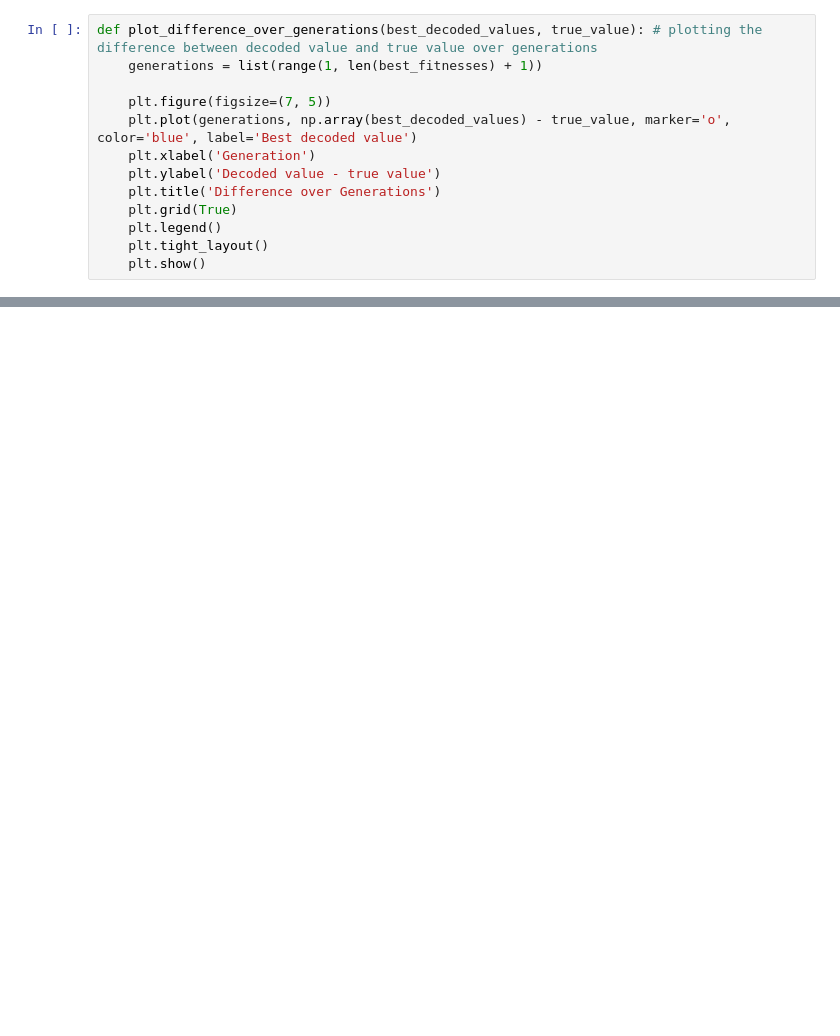
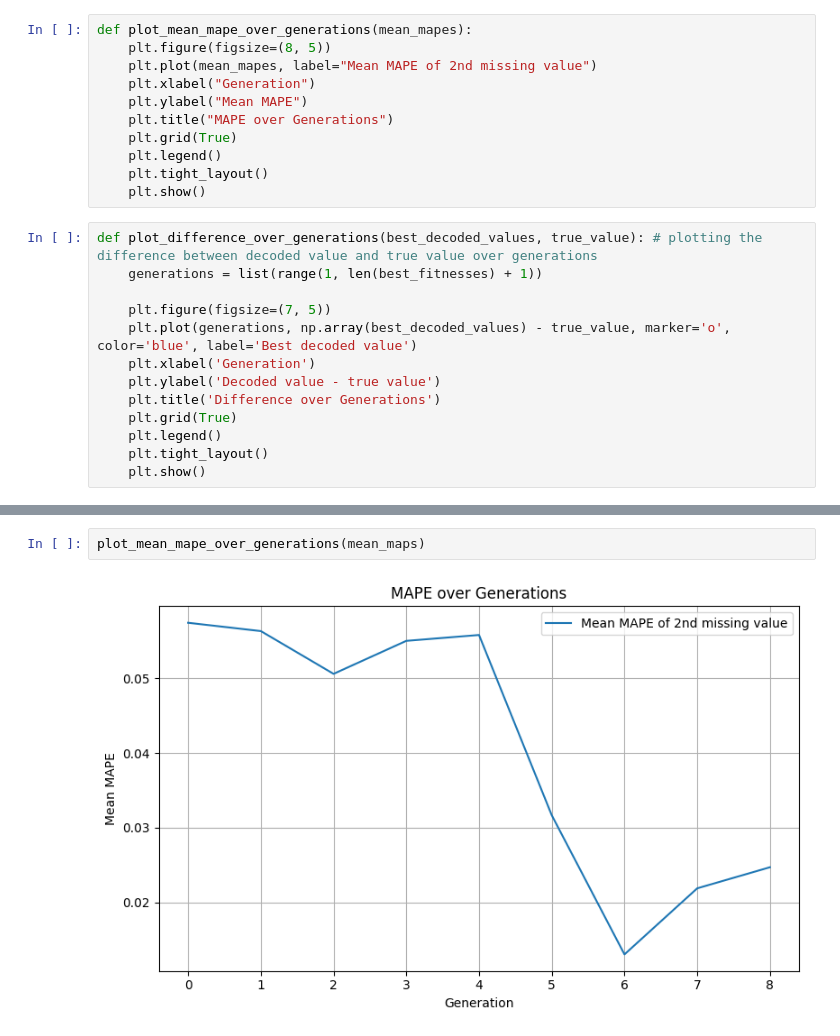
Before and after one commit to djurdjam02/CIProject, a Jupyter notebook: main.ipynb, the cells around one changed output, grey strips where cells are left out. Saved outputs shown, nothing was run; the diff lists cells and outputs as text; blank space fills up the shorter version.

```diff
--- a/main.ipynb
+++ b/main.ipynb
@@ -386,3 +430,14 @@ plot_fitness_over_generations(best_fitnesses)
+# %%
+def plot_mean_mape_over_generations(mean_mapes):
+    plt.figure(figsize=(8, 5))
+    plt.plot(mean_mapes, label="Mean MAPE of 2nd missing value")
+    plt.xlabel("Generation")
+    plt.ylabel("Mean MAPE")
+    plt.title("MAPE over Generations")
+    plt.grid(True)
+    plt.legend()
+    plt.tight_layout()
+    plt.show()
 # %%
 def plot_difference_over_generations(best_decoded_values, true_value): # plotting the difference between decoded value and true value over generations
     generations = list(range(1, len(best_fitnesses) + 1))
@@ -399,3 +458,7 @@ def plot_difference_over_generations(best_decoded_values, true_value): # plottin
+# %%
+plot_mean_mape_over_generations(mean_maps)
+# %% [output]
+[figure, added]
 # %%
 best_predicted_nan_value = max(population, key = lambda x: x.fitness)
 best_predicted_nan_value_decoded, row, col = best_predicted_nan_value.decode()
```
Also changed, not shown: parts of 15 cells of this notebook.
